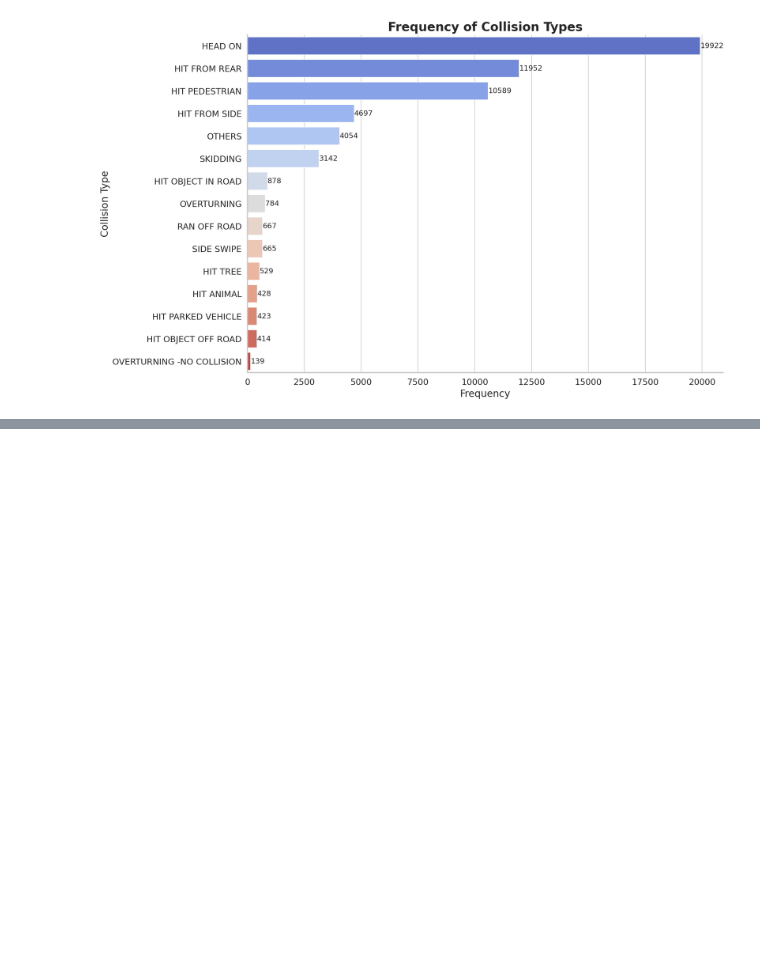
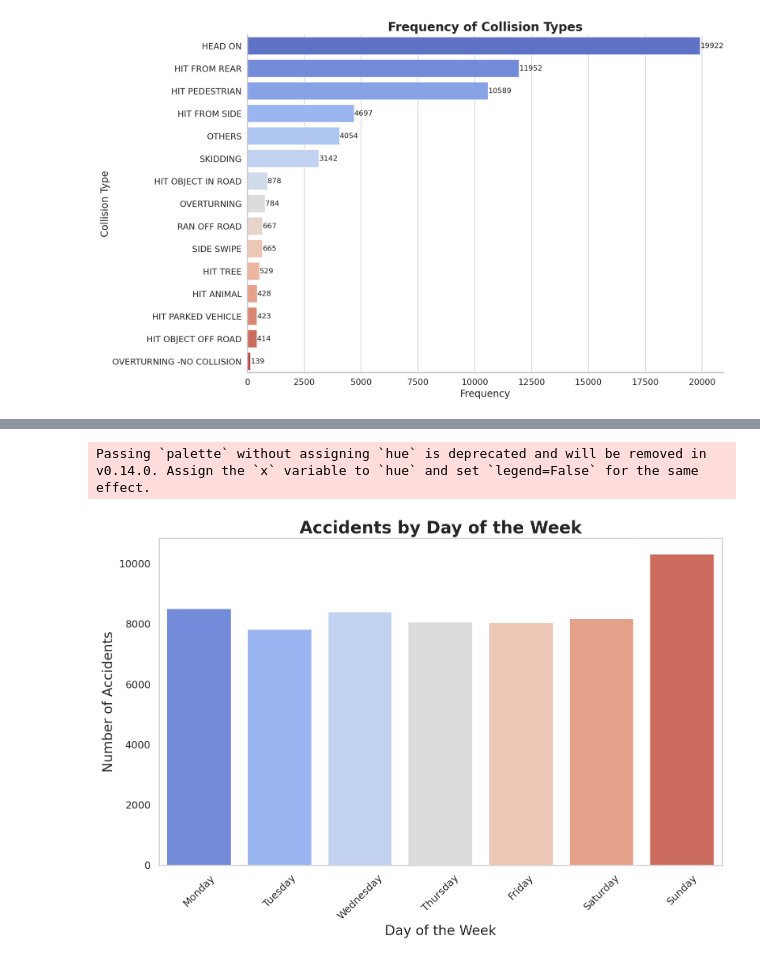
Before and after one commit to alikhan37544/TN_Police_Research, a Jupyter notebook: EDA.ipynb, the cells around one changed output, grey strips where cells are left out. Cells and saved outputs as stored; diff of their text form; code cells hidden in the pictures; blank space fills up the shorter version.

```diff
--- a/EDA.ipynb
+++ b/EDA.ipynb
@@ -581,0 +651,32 @@ Passing `palette` without assigning `hue` is deprecated and will be removed in v
+# %%
+accidents_per_day = df['DAY'].value_counts().reindex(["Monday", "Tuesday", "Wednesday", "Thursday", "Friday", "Saturday", "Sunday"])
+
+# Set the aesthetic style of the plots
+sns.set_style("whitegrid")
+
+# Increase the figure size and resolution
+plt.figure(figsize=(12, 7), dpi=150)
+
+# Choose a color palette
+palette = sns.color_palette("coolwarm", 7)
+
+# Create the bar chart
+sns.barplot(x=accidents_per_day.index, y=accidents_per_day.values, palette=palette)
+
+# Add titles and labels with appropriate font size
+plt.title('Accidents by Day of the Week', fontsize=20, fontweight='bold')
+plt.xlabel('Day of the Week', fontsize=16)
+plt.ylabel('Number of Accidents', fontsize=16)
+
+# Customize tick parameters for readability
+plt.xticks(fontsize=12, rotation=45)
+plt.yticks(fontsize=12)
+
+# Optional: Add a horizontal grid for better readability
+plt.grid(axis='y')
+
+# Show the plot
+plt.show()
+# %% [output]
+Passing `palette` without assigning `hue` is deprecated and will be removed in v0.14.0. Assign the `x` variable to `hue` and set `legend=False` for the same effect.
+[figure, added]
```
Also changed, not shown: parts of 9 cells of this notebook.
